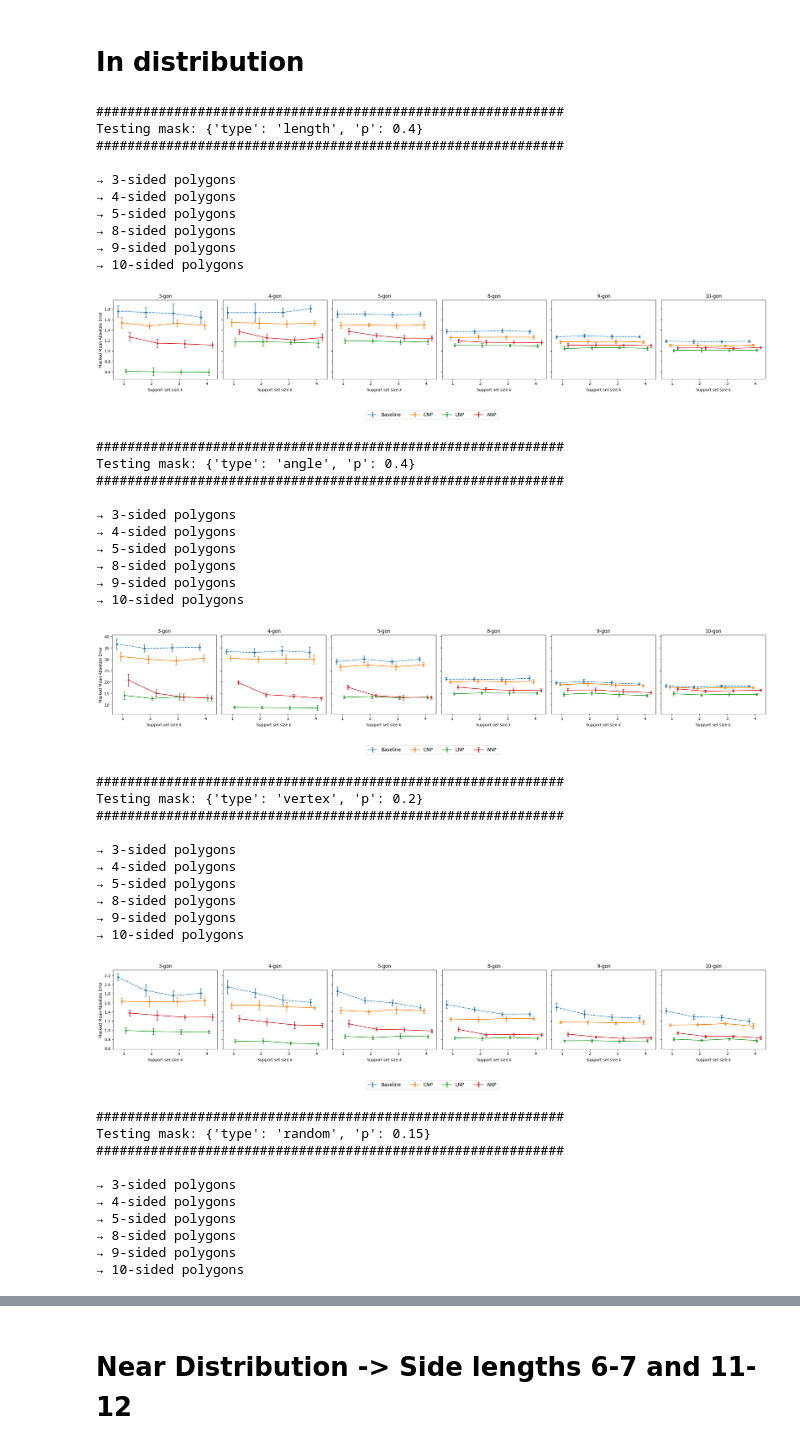
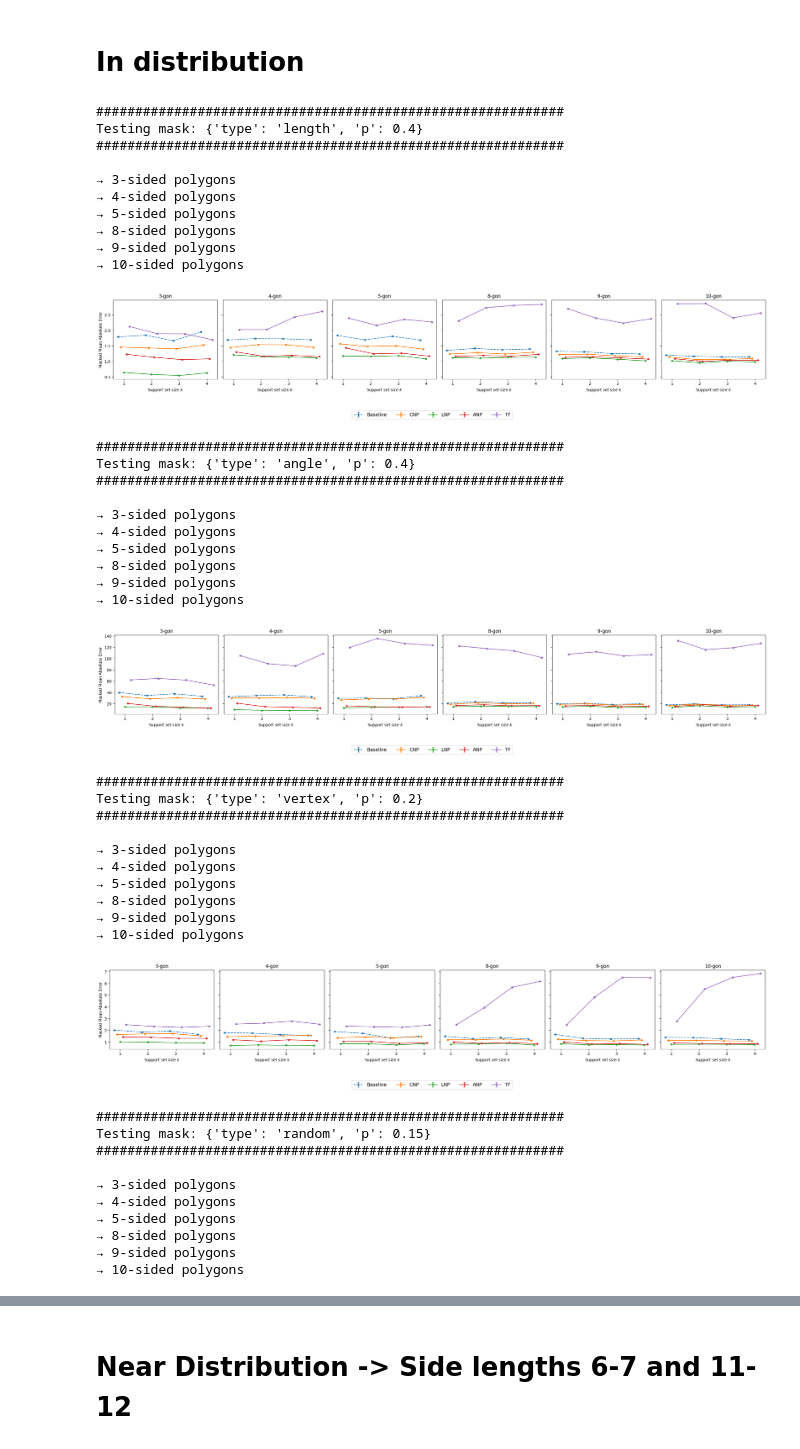
Before and after one commit to Fox4Song/fyp, a Jupyter notebook: notebooks/polygon/masked_completion_task/masked_completion_eval.ipynb, the cells around one changed output, grey strips where cells are left out. Drawn from its saved outputs; the diff is of its cells as text; code cells hidden in the pictures.

```diff
--- a/notebooks/polygon/masked_completion_task/masked_completion_eval.ipynb
+++ b/notebooks/polygon/masked_completion_task/masked_completion_eval.ipynb
@@ -357,7 +357,7 @@ def compare_models_shared_data(reader, cnp_model, np_model, anp_model, tf_model,
         'CNP': {},
         'LNP': {},
         'ANP': {},
-        # 'TF': {},
+        'TF': {},
         # 'FSTF': {},
     }
 
@@ -366,7 +366,7 @@ def compare_models_shared_data(reader, cnp_model, np_model, anp_model, tf_model,
         'CNP': {},
         'LNP': {},
         'ANP': {},
-        # 'TF': {},
+        'TF': {},
         # 'FSTF': {},
     }
 
@@ -417,10 +417,10 @@ def compare_models_shared_data(reader, cnp_model, np_model, anp_model, tf_model,
             errs_anp.append(avg_anp); maes_anp.append(mae_anp); sums_anp.append(sum_anp)
 
             # -- Transformer evaluation --
-            # avg_tf, mae_tf, sum_tf = evaluate_transformer_masked_completion_on_batch(
-            #     tf_model, ctx_x, ctx_y, tgt_x, tgt_y, context_masks, tf_max_seq_len, device
-            # )
-            # errs_tf.append(avg_tf); maes_tf.append(mae_tf); sums_tf.append(sum_tf)
+            avg_tf, mae_tf, sum_tf = evaluate_transformer_masked_completion_on_batch(
+                tf_model, ctx_x, ctx_y, tgt_x, tgt_y, context_masks, tf_max_seq_len, device
+            )
+            errs_tf.append(avg_tf); maes_tf.append(mae_tf); sums_tf.append(sum_tf)
 
             # # -- Transformer with explicit context evaluation --
             # avg_fstf, mae_fstf, sum_fstf = evaluate_transformer_masked_completion_on_batch(
@@ -448,11 +448,11 @@ def compare_models_shared_data(reader, cnp_model, np_model, anp_model, tf_model,
             'masked_mae': np.mean(maes_anp),
             'sum_err': np.mean(sums_anp),
         }
-        # results['TF'][c] = {
-        #     'abs_err': np.mean(errs_tf),
-        #     'masked_mae': np.mean(maes_tf),
-        #     'sum_err': np.mean(sums_tf),
-        # }
+        results['TF'][c] = {
+            'abs_err': np.mean(errs_tf),
+            'masked_mae': np.mean(maes_tf),
+            'sum_err': np.mean(sums_tf),
+        }
         # results['FSTF'][c] = {
         #     'abs_err': np.mean(errs_fstf),
         #     'masked_mae': np.mean(maes_fstf),
@@ -479,11 +479,11 @@ def compare_models_shared_data(reader, cnp_model, np_model, anp_model, tf_model,
             'masked_mae': np.std(maes_anp),
             'sum_err': np.std(sums_anp),
         }
-        # results_std['TF'][c] = {
-        #     'abs_err': np.std(errs_tf),
-        #     'masked_mae': np.std(maes_tf),
-        #     'sum_err': np.std(sums_tf),
-        # }
+        results_std['TF'][c] = {
+            'abs_err': np.std(errs_tf),
+            'masked_mae': np.std(maes_tf),
+            'sum_err': np.std(sums_tf),
+        }
         # results_std['FSTF'][c] = {
         #     'abs_err': np.std(errs_fstf),
         #     'masked_mae': np.std(maes_fstf),
@@ -496,7 +496,7 @@ def compare_models_shared_data(reader, cnp_model, np_model, anp_model, tf_model,
 # %%
 sides = [3, 4, 5, 8, 9, 10] # [3,4,5,8,9,10]
 context_sizes = list(range(1, 5)) # 1-4
-runs_per_size = 10
+runs_per_size = 1
 tf_max_seq_len = 512
 radius = 3
 center = (5,5)
@@ -547,8 +547,7 @@ for mask_cfg in mask_configs:
 
         results[s]["masked_mae"], results[s]["masked_mae_std"] = masked_mae, masked_mae_std
 
-        # for model_name in ['Baseline', 'CNP','LNP','ANP','TF', 'FSTF']:
-        for model_name in ['Baseline', 'CNP','LNP','ANP']:
+        for model_name in ['Baseline', 'CNP','LNP','ANP', 'TF']:
             for k in context_sizes:
                 m  = results[s]['masked_mae'][model_name][k]["masked_mae"]
                 sd = results[s]['masked_mae_std'][ model_name][k]["masked_mae"]
@@ -572,7 +571,7 @@ for mask_cfg in mask_configs:
         ('CNP', '-o'),
         ('LNP',  '-o'),
         ('ANP', '-o'),
-        # ('TF',  '-o'),
+        ('TF',  '-o'),
         # ('FSTF', '-o'),
     ]
 
@@ -620,34 +619,34 @@ for mask_cfg in mask_configs:
     fig.legend(
         [m for m,_ in model_plotting],
         loc='upper center',
         ncol=len(model_plotting),
         bbox_to_anchor=(0.5, -0.05),
         fontsize=12,
     )
 
     fig.tight_layout(rect=[0,0.05,1,1])
     if mask_cfg['type'] == "random":
         fig.savefig(f"../notebooks/polygon/masked_completion_task/figures/in_distribution_{mask_cfg['type']}{mask_cfg.get('p', '')}.pdf",
                     bbox_inches='tight',)
     else:
         fig.savefig(f"../notebooks/polygon/masked_completion_task/figures/in_distribution_{mask_cfg['type']}{mask_cfg.get('p', '')}.pdf")
     plt.show()
 
 df = pd.DataFrame(all_rows)
 df.to_csv('../notebooks/polygon/masked_completion_task/results/in_distribution_results.csv', index=False)
 print(f"Saved consolidated results to ../notebooks/polygon/masked_completion_task/results/in_distribution_results.csv")
 # %% [output]
 ############################################################
 Testing mask: {'type': 'length', 'p': 0.4}
 ############################################################
 
 → 3-sided polygons
 → 4-sided polygons
 → 5-sided polygons
 → 8-sided polygons
 → 9-sided polygons
 → 10-sided polygons
-[figure, old version]
+[figure, new version]
 ############################################################
 Testing mask: {'type': 'angle', 'p': 0.4}
 ############################################################
@@ -658,7 +657,7 @@ Testing mask: {'type': 'angle', 'p': 0.4}
 → 8-sided polygons
 → 9-sided polygons
 → 10-sided polygons
-[figure, old version]
+[figure, new version]
 ############################################################
 Testing mask: {'type': 'vertex', 'p': 0.2}
 ############################################################
@@ -669,7 +668,7 @@ Testing mask: {'type': 'vertex', 'p': 0.2}
 → 8-sided polygons
 → 9-sided polygons
 → 10-sided polygons
-[figure, old version]
+[figure, new version]
 ############################################################
 Testing mask: {'type': 'random', 'p': 0.15}
 ############################################################
```
Also changed, not shown: parts of 3 cells of this notebook, 2 other files.
